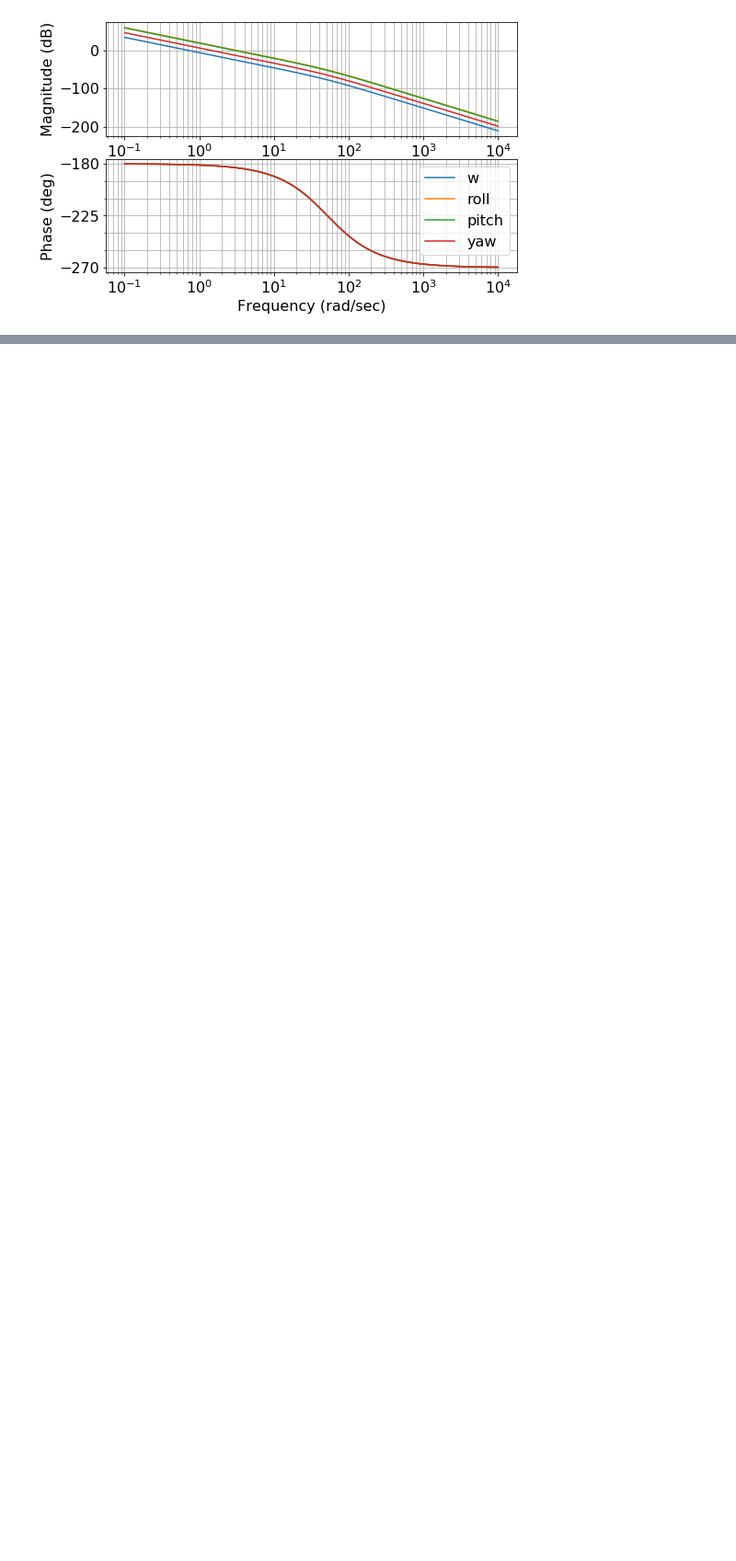
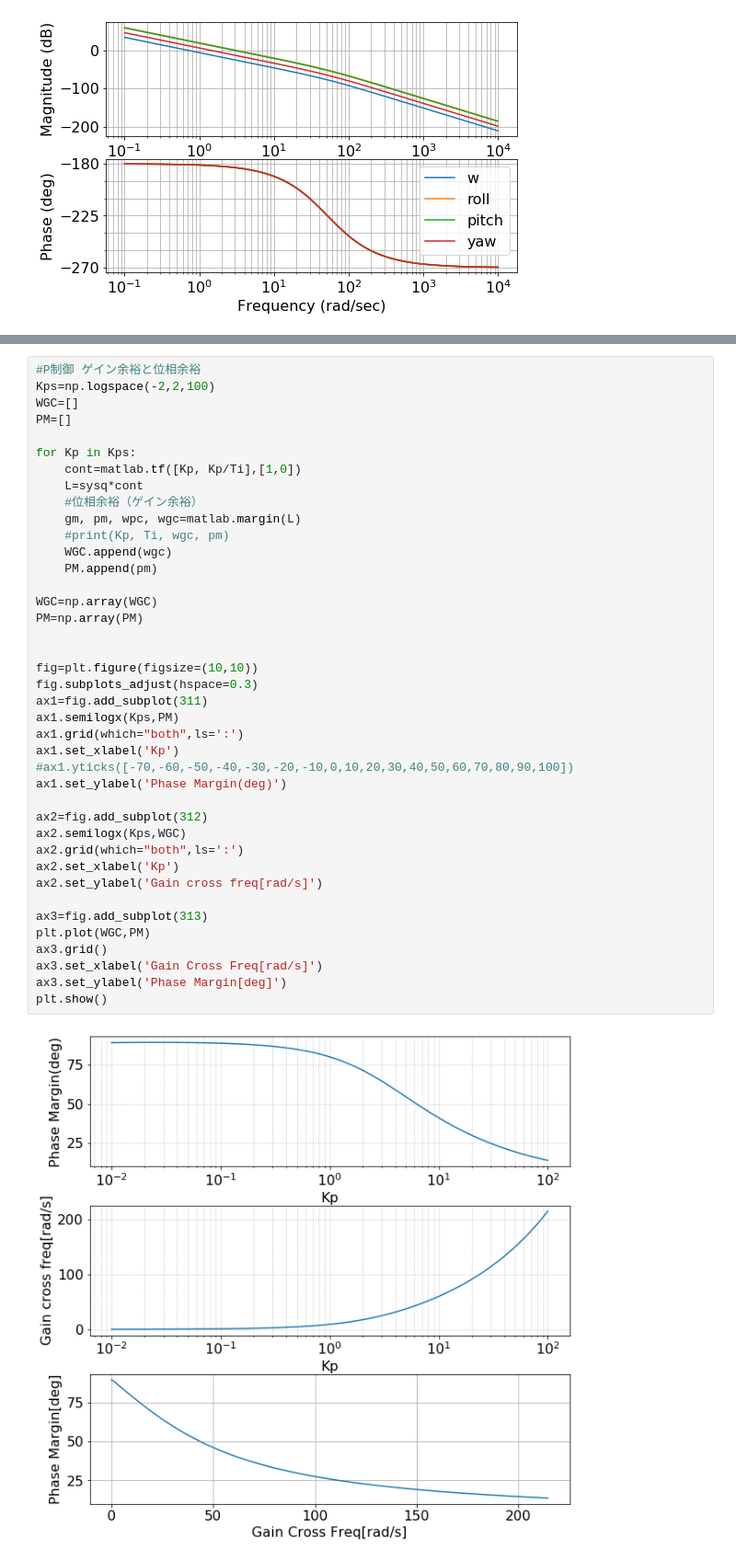
Before and after one commit to kouhei1970/fundamental_of_multicopter_control, a Jupyter notebook: sandbox/control_sandbox.ipynb, the cells around one changed output, grey strips where cells are left out. Shown at 92% size. Drawn from its saved outputs; the diff is of its cells as text; blank space fills up the shorter version.

```diff
--- a/sandbox/control_sandbox.ipynb
+++ b/sandbox/control_sandbox.ipynb
@@ -378,0 +793,42 @@ plt.show()
+# %%
+#P制御 ゲイン余裕と位相余裕
+Kps=np.logspace(-2,2,100)
+WGC=[]
+PM=[]
+
+for Kp in Kps:
+    cont=matlab.tf([Kp, Kp/Ti],[1,0])
+    L=sysq*cont
+    #位相余裕（ゲイン余裕）
+    gm, pm, wpc, wgc=matlab.margin(L)
+    #print(Kp, Ti, wgc, pm)
+    WGC.append(wgc)
+    PM.append(pm)
+
+WGC=np.array(WGC)
+PM=np.array(PM)
+
+
+fig=plt.figure(figsize=(10,10))
+fig.subplots_adjust(hspace=0.3)
+ax1=fig.add_subplot(311)
+ax1.semilogx(Kps,PM)
+ax1.grid(which="both",ls=':')
+ax1.set_xlabel('Kp')
+#ax1.yticks([-70,-60,-50,-40,-30,-20,-10,0,10,20,30,40,50,60,70,80,90,100])
+ax1.set_ylabel('Phase Margin(deg)')
+
+ax2=fig.add_subplot(312)
+ax2.semilogx(Kps,WGC)
+ax2.grid(which="both",ls=':')
+ax2.set_xlabel('Kp')
+ax2.set_ylabel('Gain cross freq[rad/s]')
+
+ax3=fig.add_subplot(313)
+plt.plot(WGC,PM)
+ax3.grid()
+ax3.set_xlabel('Gain Cross Freq[rad/s]')
+ax3.set_ylabel('Phase Margin[deg]')
+plt.show()
+# %% [output]
+[figure, added]
```
Also changed, not shown: parts of 9 cells of this notebook, 1 other file.
